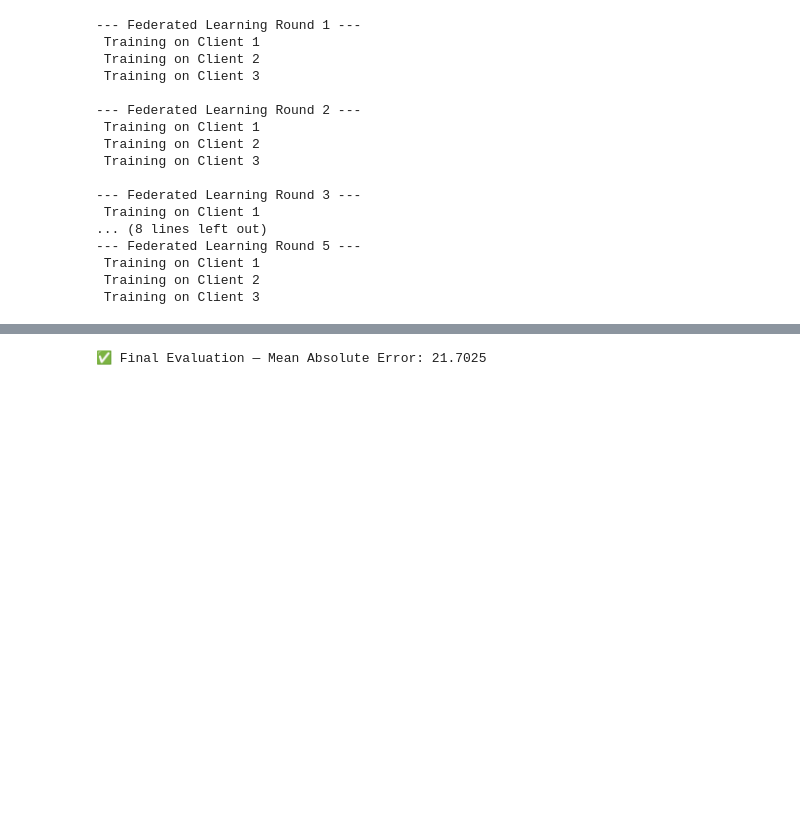
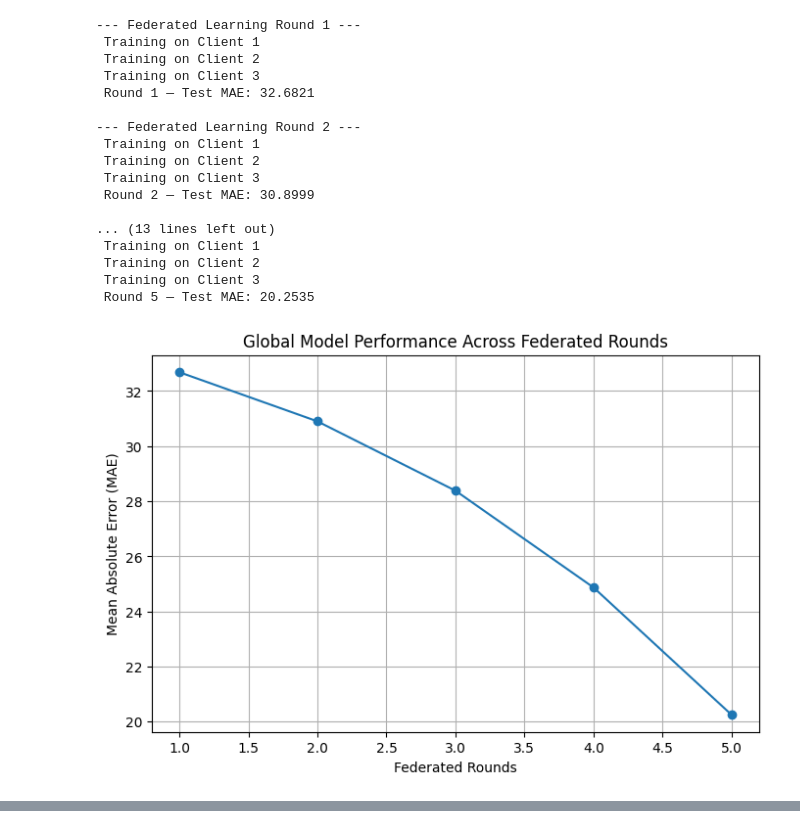
Before and after one commit to Adityajeegari/GenAIB-40, a Jupyter notebook: GEN_AI_PROJECT.ipynb, the cells around one changed output, grey strips where cells are left out. Cells and saved outputs as stored; diff of their text form; code cells hidden in the pictures; blank space fills up the shorter version.

```diff
--- a/GEN_AI_PROJECT.ipynb
+++ b/GEN_AI_PROJECT.ipynb
@@ -10,7 +10,7 @@ from sklearn.model_selection import train_test_split
 from sklearn.preprocessing import StandardScaler
 
 from tensorflow.keras.models import Sequential, clone_model
-from tensorflow.keras.layers import Dense
+from tensorflow.keras.layers import Dense, Input
 from tensorflow.keras.optimizers import Adam
 
 # ---------------------------
@@ -23,9 +23,11 @@ data = data.replace("None", np.nan)
 data.dropna(inplace=True)
 
 # Columns to convert
-columns_to_convert = ['PM2.5', 'PM10', 'NO', 'NO2', 'NOx', 'NH3', 'SO2', 'CO',
-                      'Ozone', 'Benzene', 'Toluene', 'Temp', 'RH', 'WS', 'WD',
-                      'SR', 'BP', 'Xylene', 'AT']
+columns_to_convert = [
+    'PM2.5', 'PM10', 'NO', 'NO2', 'NOx', 'NH3', 'SO2', 'CO',
+    'Ozone', 'Benzene', 'Toluene', 'Temp', 'RH', 'WS', 'WD',
+    'SR', 'BP', 'Xylene', 'AT'
+]
 
 # Convert to numeric
 for col in columns_to_convert:
@@ -49,18 +51,23 @@ plt.show()
 # Step 3: Prepare Data
 # ---------------------------
 
-X = data[columns_to_convert]
-y = data['PM2.5']  # Target variable
+feature_cols = [col for col in columns_to_convert if col != 'PM2.5']
+X = data[feature_cols]
+y = data['PM2.5'].values   # ✅ convert to NumPy array (avoid FutureWarning)
 
 scaler = StandardScaler()
 X_scaled = scaler.fit_transform(X)
 
 # ---------------------------
-# Step 4: Split Data into 3 Clients
+# Step 4: Split Data into Train/Test and Clients
 # ---------------------------
 
-client_data = np.array_split(X_scaled, 3)
-client_targets = np.array_split(y, 3)
+X_train, X_test, y_train, y_test = train_test_split(
+    X_scaled, y, test_size=0.2, random_state=42
+)
+
+client_data = np.array_split(X_train, 3)
+client_targets = np.array_split(y_train, 3)
 
 # ---------------------------
 # Step 5: Define ANN Model
@@ -68,14 +75,15 @@ client_targets = np.array_split(y, 3)
 
 def build_model(input_dim):
     model = Sequential([
-        Dense(64, activation='relu', input_shape=(input_dim,)),
+        Input(shape=(input_dim,)),   # ✅ Explicit Input layer (no warning)
+        Dense(64, activation='relu'),
         Dense(32, activation='relu'),
         Dense(1, activation='linear')
     ])
     model.compile(optimizer=Adam(), loss='mse', metrics=['mae'])
     return model
 
-global_model = build_model(X.shape[1])
+global_model = build_model(X_train.shape[1])
 
 # ---------------------------
 # Step 6: Federated Learning Training
@@ -83,6 +91,7 @@ global_model = build_model(X.shape[1])
 
 rounds = 5
 epochs = 5
+history = []
 
 for rnd in range(rounds):
     print(f"\n--- Federated Learning Round {rnd + 1} ---")
@@ -96,42 +105,56 @@ for rnd in range(rounds):
         client_model.fit(client_data[i], client_targets[i], epochs=epochs, verbose=0)
         local_weights.append(client_model.get_weights())
 
-    # Federated Averaging
+    # Federated Averaging (weighted by client data size)
+    total_samples = sum(len(c) for c in client_data)
     new_weights = []
     for weights in zip(*local_weights):
-        new_weights.append(np.mean(weights, axis=0))
+        new_weights.append(
+            np.sum([w * (len(client_data[i]) / total_samples) for i, w in enumerate(weights)], axis=0)
+        )
 
     global_model.set_weights(new_weights)
 
+    # Track global performance after each round
+    loss, mae = global_model.evaluate(X_test, y_test, verbose=0)
+    history.append(mae)
+    print(f" Round {rnd+1} — Test MAE: {mae:.4f}")
+
 # ---------------------------
-# Step 7: Evaluation on Test Set
+# Step 7: Plot Global MAE Progress
 # ---------------------------
 
-X_train, X_test, y_train, y_test = train_test_split(X_scaled, y, test_size=0.2, random_state=42)
-loss, mae = global_model.evaluate(X_test, y_test, verbose=0)
-print(f"\n✅ Final Evaluation — Mean Absolute Error: {mae:.4f}")
+plt.figure(figsize=(8, 5))
+plt.plot(range(1, rounds+1), history, marker='o')
+plt.xlabel("Federated Rounds")
+plt.ylabel("Mean Absolute Error (MAE)")
+plt.title("Global Model Performance Across Federated Rounds")
+plt.grid(True)
+plt.show()
 
 # ---------------------------
 # Step 8: Save Final Model
 # ---------------------------
 
-global_model.save("federated_air_quality_model.h5")
+global_model.save("federated_air_quality_model.keras")  # ✅ New Keras format
+print("\nFinal model saved as federated_air_quality_model.keras")
 # %% [output]
 [figure]
 --- Federated Learning Round 1 ---
  Training on Client 1
  Training on Client 2
  Training on Client 3
+ Round 1 — Test MAE: 32.6821
 
 --- Federated Learning Round 2 ---
  Training on Client 1
  Training on Client 2
  Training on Client 3
+ Round 2 — Test MAE: 30.8999
 
---- Federated Learning Round 3 ---
- Training on Client 1
-... (8 lines left out)
---- Federated Learning Round 5 ---
+... (13 lines left out)
  Training on Client 1
  Training on Client 2
  Training on Client 3
+ Round 5 — Test MAE: 20.2535
+[figure, added]
@@ -139 +161,0 @@ WARNING:absl:You are saving your model as an HDF5 file via `model.save()` or `ke
-✅ Final Evaluation — Mean Absolute Error: 21.7025
```
Also changed, not shown: parts of 1 cell of this notebook.
